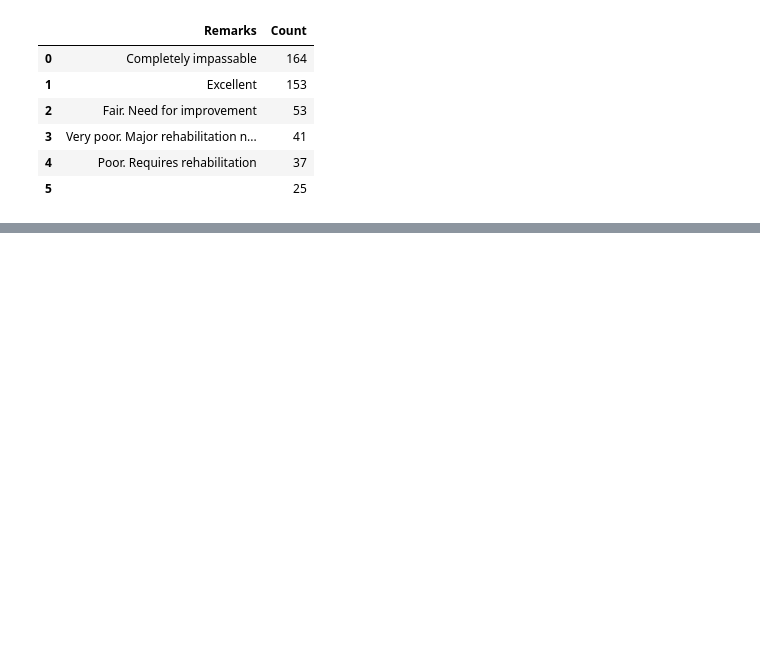
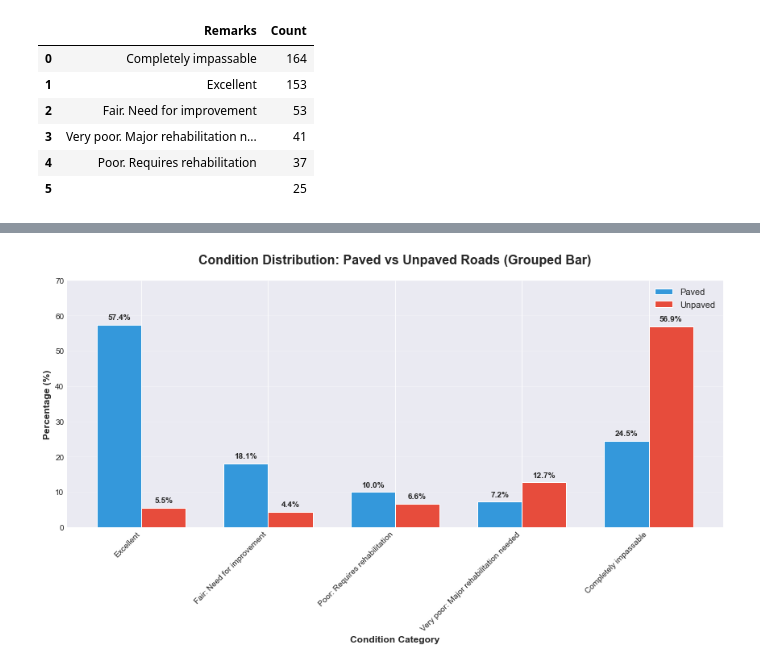
Before and after one commit to Victor-Mufasa/ARICS-DATA, a Jupyter notebook: index.ipynb, the cells around one changed output, grey strips where cells are left out. Cells and saved outputs as stored; diff of their text form; code cells hidden in the pictures; blank space fills up the shorter version.

```diff
--- a/index.ipynb
+++ b/index.ipynb
@@ -168,0 +219,51 @@ condition_surface
+# %%
+# Your pivot_pct data (from the heatmap)
+pivot_pct = pd.DataFrame({
+    'Excellent': {'Paved': 57.4, 'Unpaved': 5.5},
+    'Fair: Need for improvement': {'Paved': 18.1, 'Unpaved': 4.4},
+    'Poor: Requires rehabilitation': {'Paved': 10.0, 'Unpaved': 6.6},
+    'Very poor: Major rehabilitation needed': {'Paved': 7.2, 'Unpaved': 12.7},
+    'Completely impassable': {'Paved': 24.5, 'Unpaved': 56.9}
+})
+
+# Grouped Bar Chart
+fig1, ax1 = plt.subplots(figsize=(12, 7))
+
+# Prepare data for grouped bars
+conditions = pivot_pct.columns
+x = np.arange(len(conditions))
+width = 0.35
+
+paved_values = pivot_pct.loc['Paved'].values
+unpaved_values = pivot_pct.loc['Unpaved'].values
+
+# Create bars
+bars1 = ax1.bar(x - width/2, paved_values, width, label='Paved',
+                color='#3498db', edgecolor='white', linewidth=1)
+bars2 = ax1.bar(x + width/2, unpaved_values, width, label='Unpaved',
+                color='#e74c3c', edgecolor='white', linewidth=1)
+
+# Add value labels on bars
+for bars in [bars1, bars2]:
+    for bar in bars:
+        height = bar.get_height()
+        if height > 0:
+            ax1.text(bar.get_x() + bar.get_width()/2., height + 1,
+                    f'{height:.1f}%', ha='center', va='bottom',
+                    fontsize=10, fontweight='bold')
+
+# Customize
+ax1.set_xlabel('Condition Category', fontsize=12, fontweight='bold')
+ax1.set_ylabel('Percentage (%)', fontsize=12, fontweight='bold')
+ax1.set_title('Condition Distribution: Paved vs Unpaved Roads (Grouped Bar)',
+              fontsize=16, fontweight='bold', pad=20)
+ax1.set_xticks(x)
+ax1.set_xticklabels(conditions, rotation=45, ha='right')
+ax1.legend(fontsize=11, loc='upper right')
+ax1.grid(True, alpha=0.3, axis='y')
+ax1.set_ylim(0, 70)
+
+plt.tight_layout()
+plt.savefig('Condition_Bar_Chart.png', dpi=300, bbox_inches='tight');
+# %% [output]
+[figure, added]
```
Also changed, not shown: parts of 4 cells of this notebook, 1 other file.
